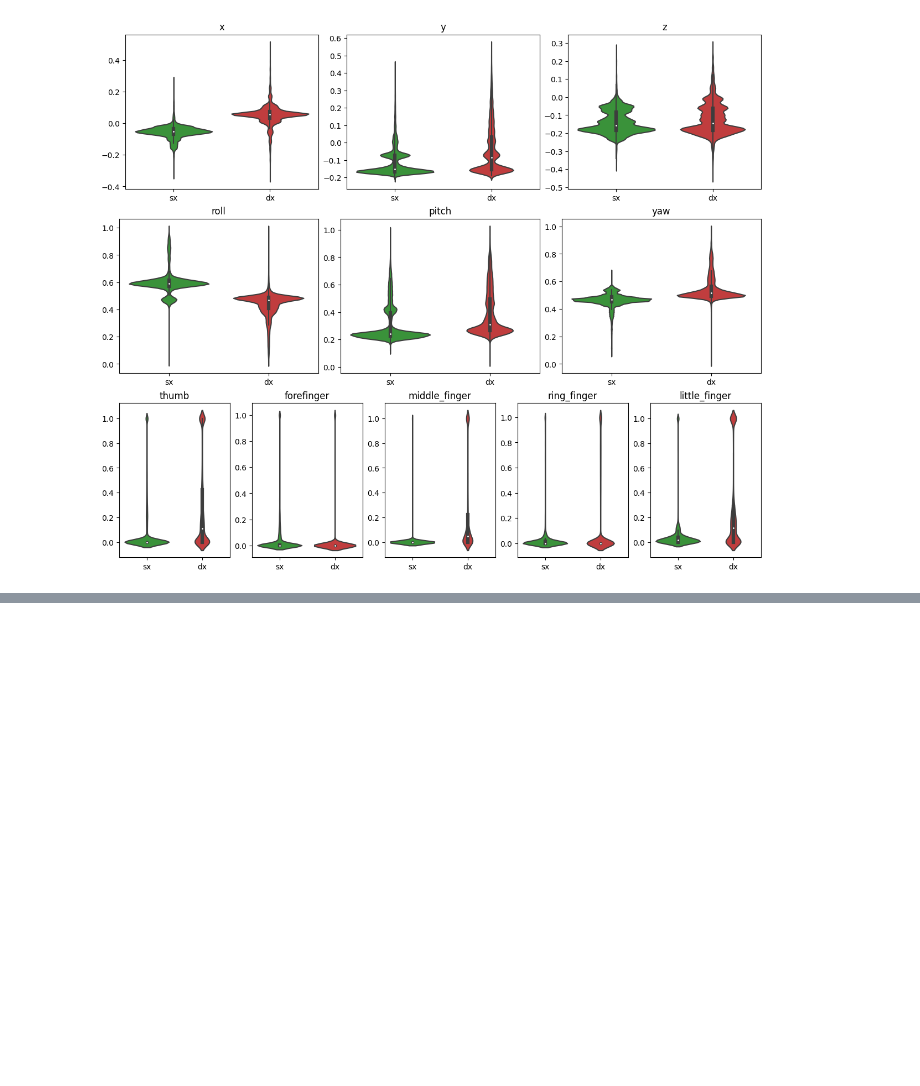
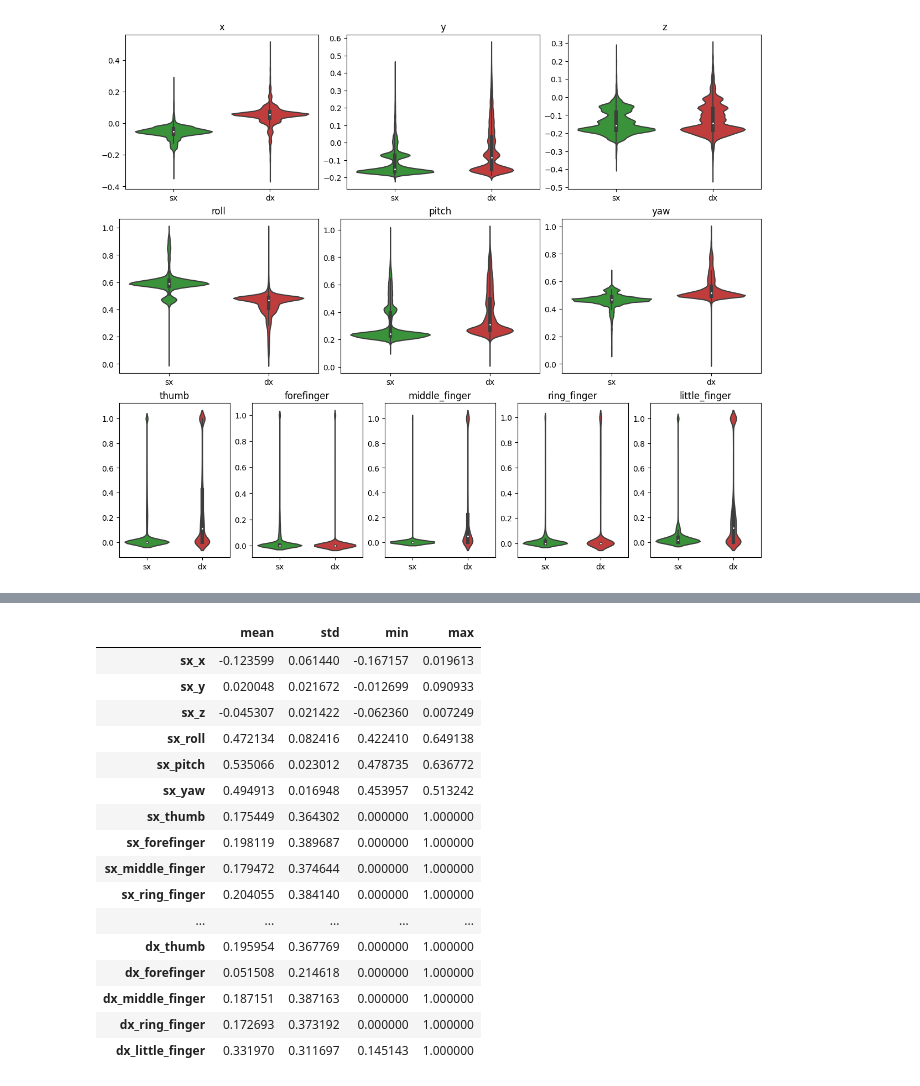
Before and after one commit to notlosca/auslan-classification, a Jupyter notebook: data_exploration.ipynb, the cells around one changed output, grey strips where cells are left out. Saved outputs shown, nothing was run; the diff lists cells and outputs as text; code cells hidden in the pictures; blank space fills up the shorter version.

```diff
--- a/data_exploration.ipynb
+++ b/data_exploration.ipynb
@@ -146,0 +272,20 @@ plt.show()
+# %%
+two_data_df.describe().T[statistics]
+# %% [output]
+|  | mean | std | min | max |
+| sx_x | -0.123599 | 0.061440 | -0.167157 | 0.019613 |
+| sx_y | 0.020048 | 0.021672 | -0.012699 | 0.090933 |
+| sx_z | -0.045307 | 0.021422 | -0.062360 | 0.007249 |
+| sx_roll | 0.472134 | 0.082416 | 0.422410 | 0.649138 |
+| sx_pitch | 0.535066 | 0.023012 | 0.478735 | 0.636772 |
+| sx_yaw | 0.494913 | 0.016948 | 0.453957 | 0.513242 |
+| sx_thumb | 0.175449 | 0.364302 | 0.000000 | 1.000000 |
+| sx_forefinger | 0.198119 | 0.389687 | 0.000000 | 1.000000 |
+| sx_middle_finger | 0.179472 | 0.374644 | 0.000000 | 1.000000 |
+| sx_ring_finger | 0.204055 | 0.384140 | 0.000000 | 1.000000 |
+| ... | ... | ... | ... | ... |
+| dx_thumb | 0.195954 | 0.367769 | 0.000000 | 1.000000 |
+| dx_forefinger | 0.051508 | 0.214618 | 0.000000 | 1.000000 |
+| dx_middle_finger | 0.187151 | 0.387163 | 0.000000 | 1.000000 |
+| dx_ring_finger | 0.172693 | 0.373192 | 0.000000 | 1.000000 |
+| dx_little_finger | 0.331970 | 0.311697 | 0.145143 | 1.000000 |
```
Also changed, not shown: parts of 10 cells of this notebook.
